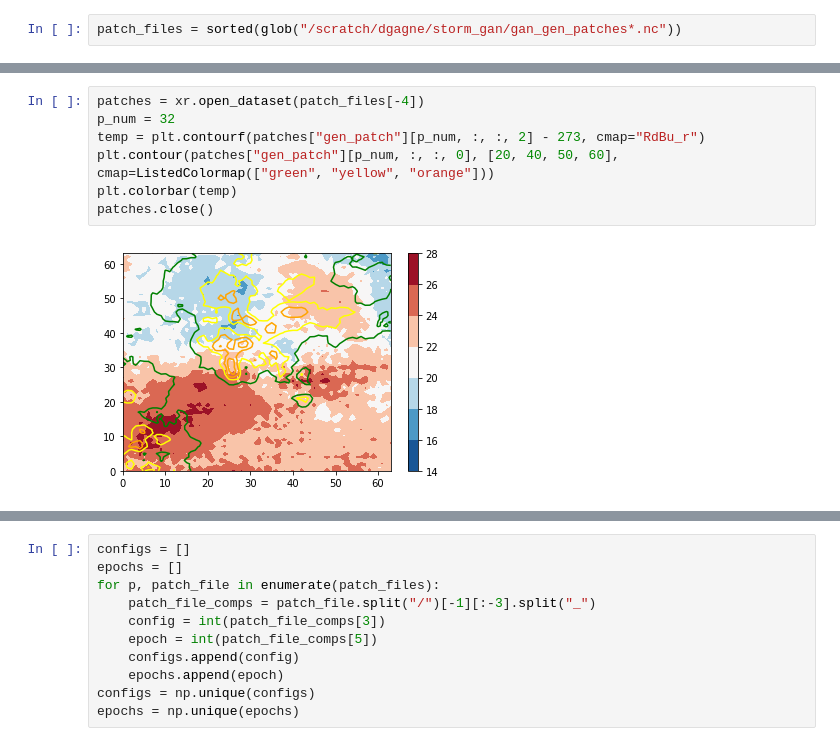
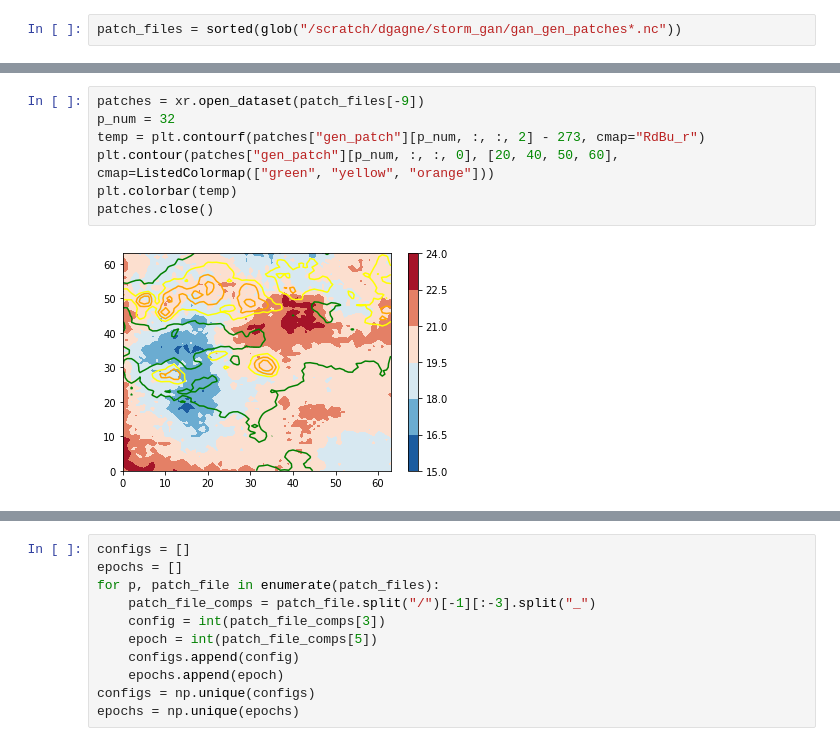
Before and after one commit to djgagne/deepsky, a Jupyter notebook: notebooks/StormPatchGANs.ipynb, the cells around one changed output, grey strips where cells are left out. Saved outputs shown, nothing was run; the diff lists cells and outputs as text.

```diff
--- a/notebooks/StormPatchGANs.ipynb
+++ b/notebooks/StormPatchGANs.ipynb
@@ -73,12 +175,12 @@ plt.colorbar(dewp_dep)
 # %%
-patches = xr.open_dataset(patch_files[-4])
+patches = xr.open_dataset(patch_files[-9])
 p_num = 32
 temp = plt.contourf(patches["gen_patch"][p_num, :, :, 2] - 273, cmap="RdBu_r")
 plt.contour(patches["gen_patch"][p_num, :, :, 0], [20, 40, 50, 60], cmap=ListedColormap(["green", "yellow", "orange"]))
 plt.colorbar(temp)
 patches.close()
 # %% [output]
-[figure, old version]
+[figure, new version]
 # %%
 fig, axes = plt.subplots(len(patch_files) // 3, 3, figsize=(10, 20))
 axef = axes.ravel()
```
Also changed, not shown: parts of 39 cells of this notebook, 1 other file.
